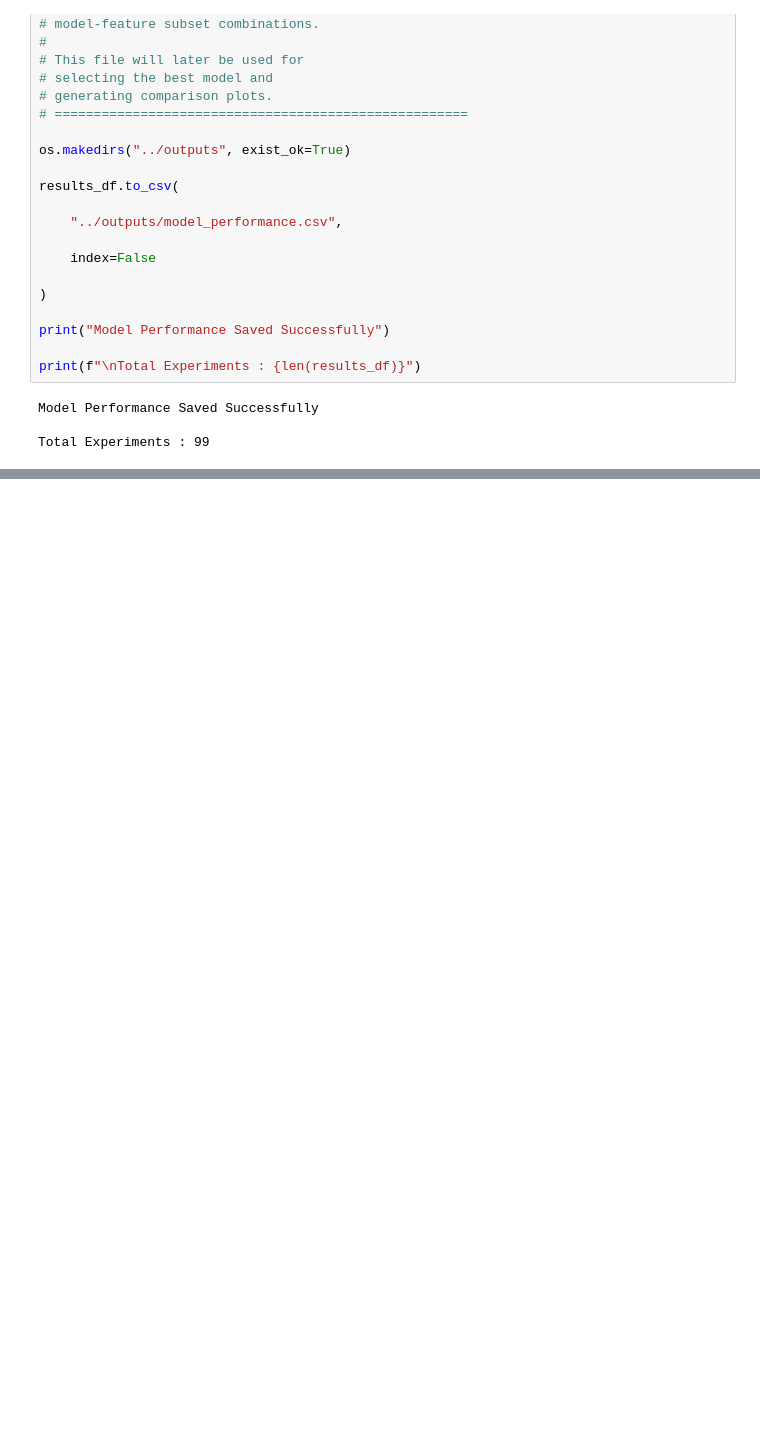
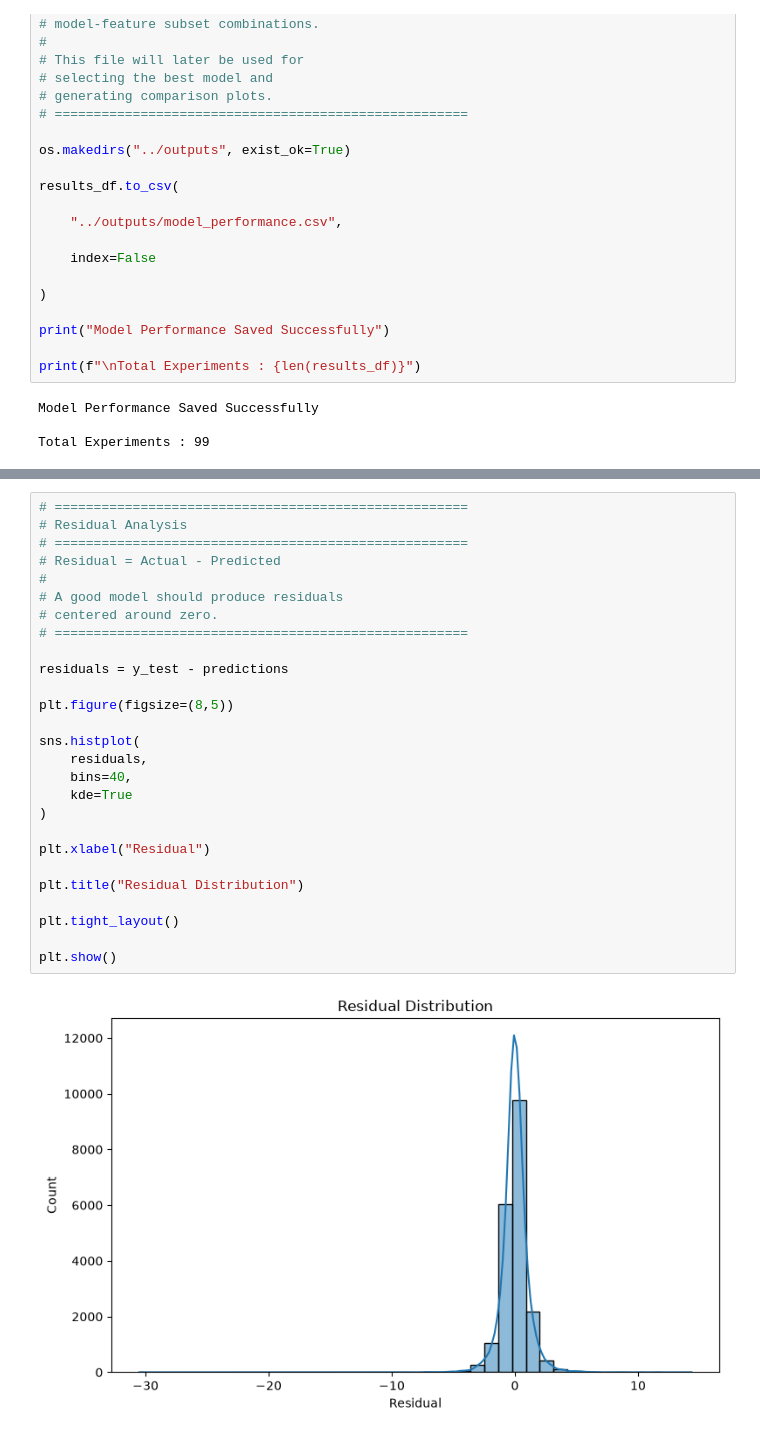
Before and after one commit to IvySingh-1/CERN-dielectron-ML-sensor-optimization, a Jupyter notebook: notebooks/06_Model_Training.ipynb, the cells around one changed output, grey strips where cells are left out. Saved outputs shown, nothing was run; the diff lists cells and outputs as text; blank space fills up the shorter version.

```diff
--- a/notebooks/06_Model_Training.ipynb
+++ b/notebooks/06_Model_Training.ipynb
@@ -871,0 +1192,29 @@ Total Experiments : 99
+# %%
+# =====================================================
+# Residual Analysis
+# =====================================================
+# Residual = Actual - Predicted
+#
+# A good model should produce residuals
+# centered around zero.
+# =====================================================
+
+residuals = y_test - predictions
+
+plt.figure(figsize=(8,5))
+
+sns.histplot(
+    residuals,
+    bins=40,
+    kde=True
+)
+
+plt.xlabel("Residual")
+
+plt.title("Residual Distribution")
+
+plt.tight_layout()
+
+plt.show()
+# %% [output]
+[figure, added]
```
Also changed, not shown: parts of 11 cells of this notebook, 4 other files.
